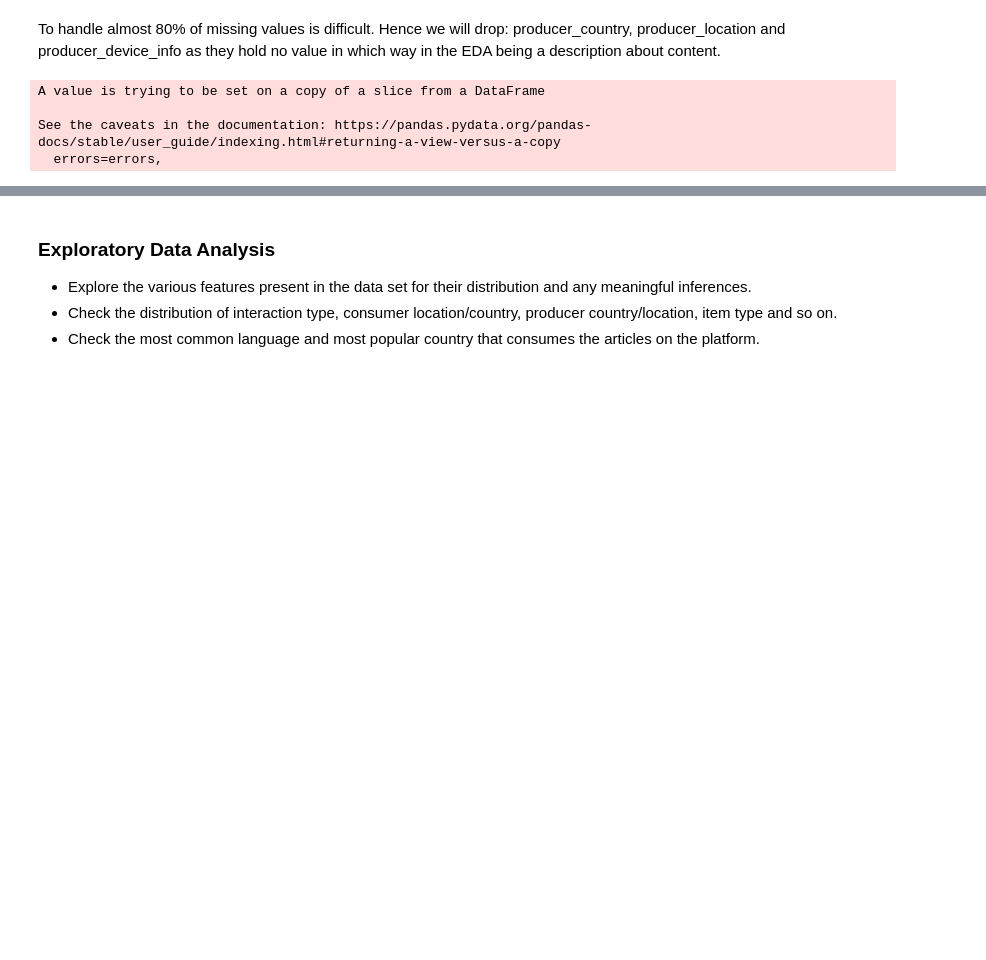
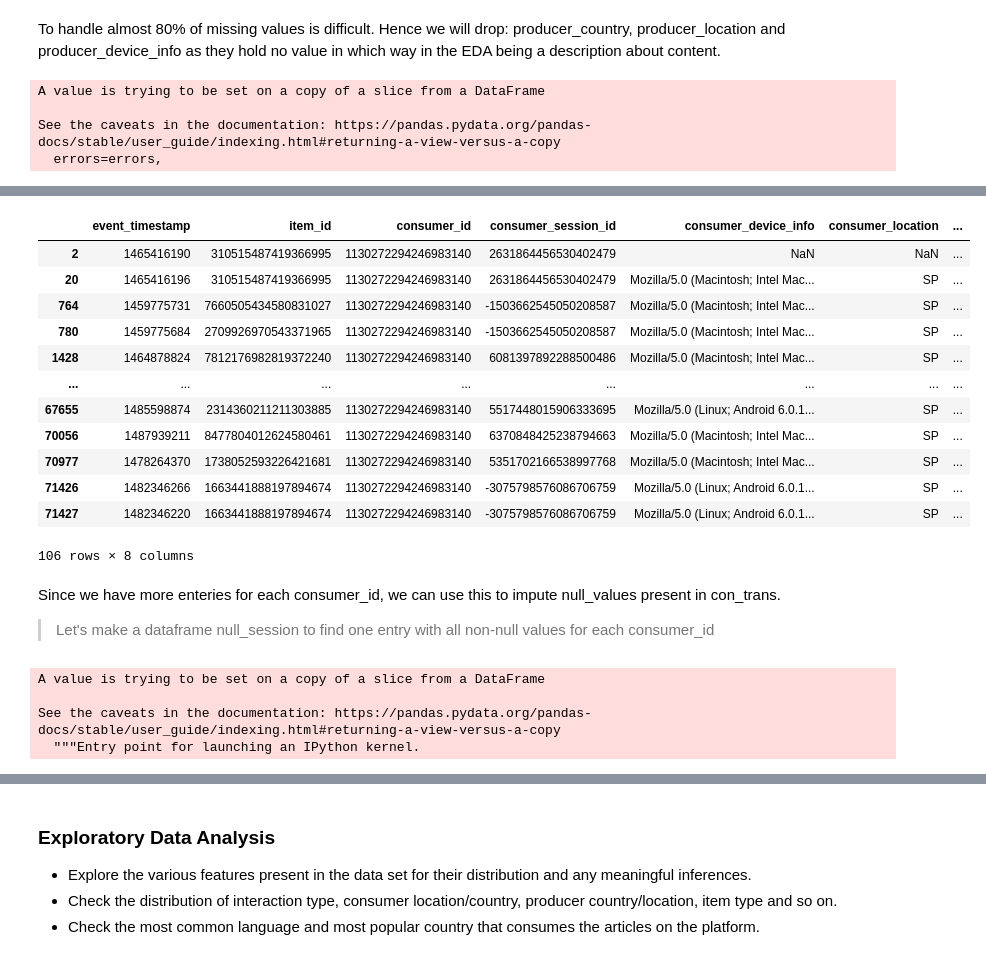
Before and after one commit to ishitamahindroo/NewsRecommendor, a Jupyter notebook: capstone0.ipynb, the cells around one changed output, grey strips where cells are left out. Cells and saved outputs as stored; diff of their text form; code cells hidden in the pictures; blank space fills up the shorter version.

Commit message:
imputed null-values in consumer df

```diff
--- a/capstone0.ipynb
+++ b/capstone0.ipynb
@@ -229,5 +119,5 @@ Hence this step has failed!
 # %%
-eng_content = plat_con.loc[plat_con['language'] == 'en']
+eng_content = plat_con.loc[(plat_con['language'] == 'en')]
 # %%
 #to check if the above action did it's job!
 eng_content['language'].value_counts()
@@ -335,0 +331,2 @@ print(eng_content['producer_id'].nunique())
+# %%
+con_trans = con_trans[~con_trans.item_id.isin(eng_content.item_id)]
@@ -335,0 +351,20 @@ print(eng_content['producer_id'].nunique())
+# %%
+#exploring random id to see if country and location can be found in the dataset itself.
+con_trans.loc[con_trans['consumer_id'] == 1130272294246983140]
+# %% [output]
+|  | event_timestamp | item_id | consumer_id | consumer_session_id | consumer_device_info | consumer_location | ... |
+| 2 | 1465416190 | 310515487419366995 | 1130272294246983140 | 2631864456530402479 | NaN | NaN | ... |
+| 20 | 1465416196 | 310515487419366995 | 1130272294246983140 | 2631864456530402479 | Mozilla/5.0 (Macintosh; Intel Mac... | SP | ... |
+| 764 | 1459775731 | 7660505434580831027 | 1130272294246983140 | -1503662545050208587 | Mozilla/5.0 (Macintosh; Intel Mac... | SP | ... |
+| 780 | 1459775684 | 2709926970543371965 | 1130272294246983140 | -1503662545050208587 | Mozilla/5.0 (Macintosh; Intel Mac... | SP | ... |
+| 1428 | 1464878824 | 7812176982819372240 | 1130272294246983140 | 6081397892288500486 | Mozilla/5.0 (Macintosh; Intel Mac... | SP | ... |
+| ... | ... | ... | ... | ... | ... | ... | ... |
+| 67655 | 1485598874 | 2314360211211303885 | 1130272294246983140 | 5517448015906333695 | Mozilla/5.0 (Linux; Android 6.0.1... | SP | ... |
+| 70056 | 1487939211 | 8477804012624580461 | 1130272294246983140 | 6370848425238794663 | Mozilla/5.0 (Macintosh; Intel Mac... | SP | ... |
+| 70977 | 1478264370 | 1738052593226421681 | 1130272294246983140 | 5351702166538997768 | Mozilla/5.0 (Macintosh; Intel Mac... | SP | ... |
+| 71426 | 1482346266 | 1663441888197894674 | 1130272294246983140 | -3075798576086706759 | Mozilla/5.0 (Linux; Android 6.0.1... | SP | ... |
+| 71427 | 1482346220 | 1663441888197894674 | 1130272294246983140 | -3075798576086706759 | Mozilla/5.0 (Linux; Android 6.0.1... | SP | ... |
+106 rows × 8 columns
+# %% [markdown]
+Since we have more enteries for each consumer_id, we can use this to impute null_values present in con_trans.
+> Let's make a dataframe null_session to find one entry with all non-null values for each consumer_id
@@ -335,0 +374,8 @@ print(eng_content['producer_id'].nunique())
+# %%
+#dropping all null values in the null_session
+null_session.dropna(axis=0, how='any', inplace=True)
+# %% [output]
+A value is trying to be set on a copy of a slice from a DataFrame
+
+See the caveats in the documentation: https://pandas.pydata.org/pandas-docs/stable/user_guide/indexing.html#returning-a-view-versus-a-copy
+  """Entry point for launching an IPython kernel.
```
Also changed, not shown: parts of 61 cells of this notebook.
